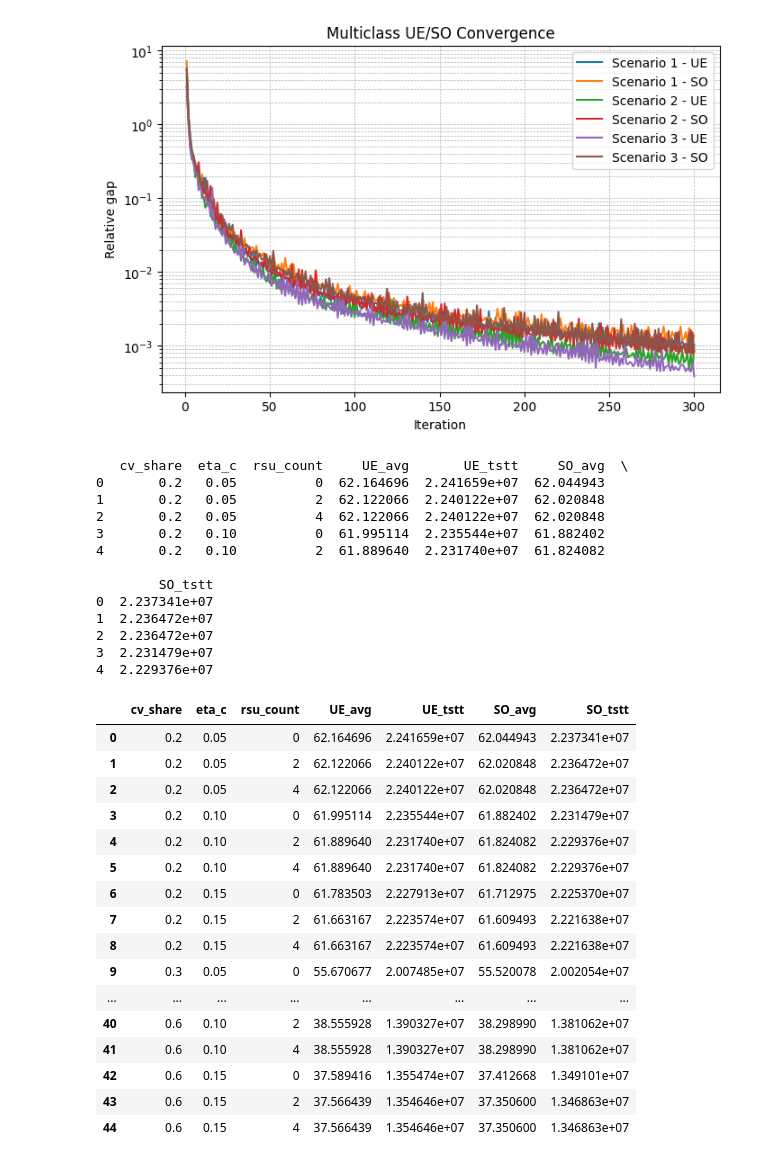
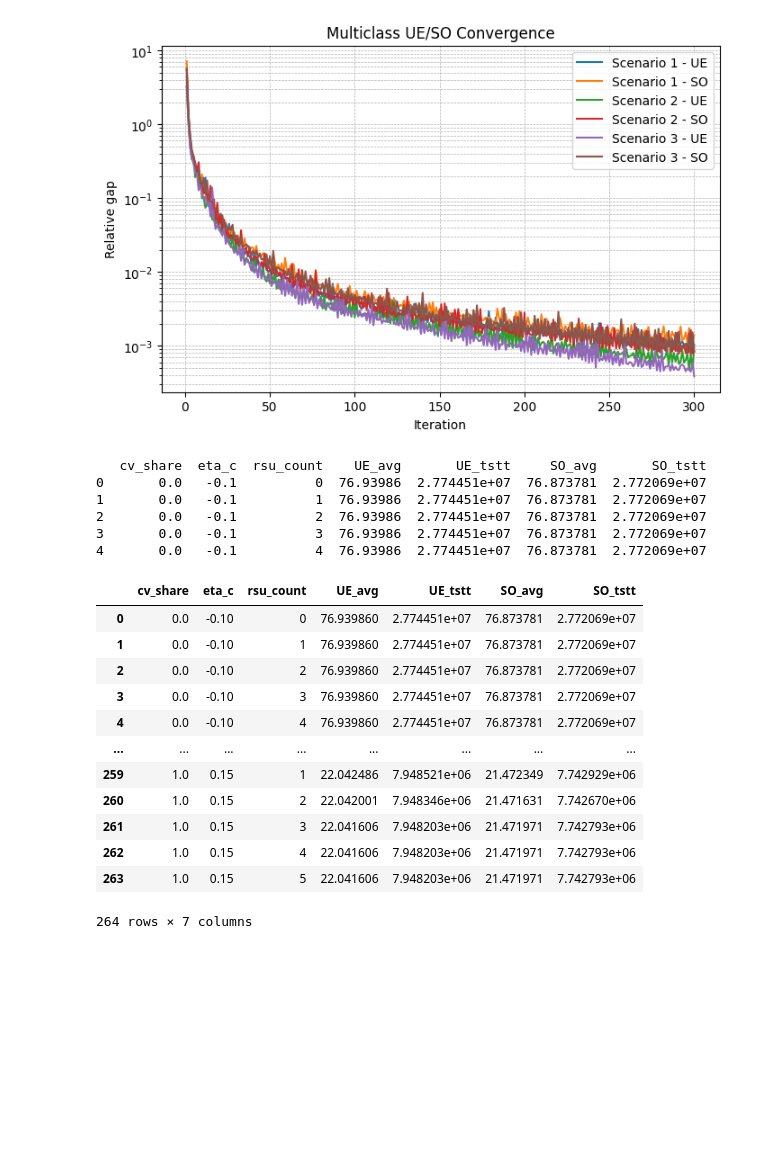
Before and after one commit to Alfredkkk/Transport_network_modeling_8803, a Jupyter notebook: Analysis.ipynb, the cells around one changed output. Cells and saved outputs as stored; diff of their text form; code cells hidden in the pictures; blank space fills up the shorter version.

```diff
--- a/Analysis.ipynb
+++ b/Analysis.ipynb
@@ -107,62 +108,51 @@ plt.show()
 # %%
 import pandas as pd
 
-def run_sensitivity(penetration_rates=(0.2,0.3,0.4,0.5,0.6), rsu_counts=(0,2,4), eta_values=(0.05,0.1,0.15), base_links=["(4,11)", "(10,15)", "(5,8)", "(8,5)" ]):
+def run_sensitivity(penetration_rates=(0,0.1,0.2,0.3,0.4,0.5,0.6,0.7,0.8,0.9,1), rsu_counts=(0,1,2,3,4,5), eta_values=(-0.1,0.05,0.1,0.15), base_links=["(4,11)", "(10,15)", "(16,8)", "(8,16), (13,24)" ]):
     records = []
     for rate in penetration_rates:
         for eta in eta_values:
             for rsu_n in rsu_counts:
                 links = base_links[:rsu_n]
                 mc_sta.configure_demand_split(1-rate)  # HDV share = 1 - CV share
                 mc_sta.configure_eta(eta)
                 mc_sta.configure_rsu_links(links)
                 ue_res = mc_sta.solve_user_equilibrium(maxIterations=300, targetGap=1e-5)
                 so_res = mc_sta.solve_system_optimal(maxIterations=300, targetGap=1e-5)
                 records.append({
                     "cv_share": rate,
                     "eta_c": eta,
                     "rsu_count": rsu_n,
                     "UE_avg": ue_res['avg_time'],
                     "UE_tstt": ue_res['tstt'],
                     "SO_avg": so_res['avg_time'],
                     "SO_tstt": so_res['tstt']
                 })
     return pd.DataFrame(records)
 
 sensitivity_df = run_sensitivity()
 print(sensitivity_df.head())
 sensitivity_df
 # %% [output]
-   cv_share  eta_c  rsu_count     UE_avg       UE_tstt     SO_avg  \
-0       0.2   0.05          0  62.164696  2.241659e+07  62.044943
-1       0.2   0.05          2  62.122066  2.240122e+07  62.020848
-2       0.2   0.05          4  62.122066  2.240122e+07  62.020848
-3       0.2   0.10          0  61.995114  2.235544e+07  61.882402
-4       0.2   0.10          2  61.889640  2.231740e+07  61.824082
-
-        SO_tstt
-0  2.237341e+07
-1  2.236472e+07
-2  2.236472e+07
-3  2.231479e+07
-4  2.229376e+07
+   cv_share  eta_c  rsu_count    UE_avg       UE_tstt     SO_avg       SO_tstt
+0       0.0   -0.1          0  76.93986  2.774451e+07  76.873781  2.772069e+07
+1       0.0   -0.1          1  76.93986  2.774451e+07  76.873781  2.772069e+07
+2       0.0   -0.1          2  76.93986  2.774451e+07  76.873781  2.772069e+07
+3       0.0   -0.1          3  76.93986  2.774451e+07  76.873781  2.772069e+07
+4       0.0   -0.1          4  76.93986  2.774451e+07  76.873781  2.772069e+07
 |  | cv_share | eta_c | rsu_count | UE_avg | UE_tstt | SO_avg | SO_tstt |
-| 0 | 0.2 | 0.05 | 0 | 62.164696 | 2.241659e+07 | 62.044943 | 2.237341e+07 |
-| 1 | 0.2 | 0.05 | 2 | 62.122066 | 2.240122e+07 | 62.020848 | 2.236472e+07 |
-| 2 | 0.2 | 0.05 | 4 | 62.122066 | 2.240122e+07 | 62.020848 | 2.236472e+07 |
-| 3 | 0.2 | 0.10 | 0 | 61.995114 | 2.235544e+07 | 61.882402 | 2.231479e+07 |
-| 4 | 0.2 | 0.10 | 2 | 61.889640 | 2.231740e+07 | 61.824082 | 2.229376e+07 |
-| 5 | 0.2 | 0.10 | 4 | 61.889640 | 2.231740e+07 | 61.824082 | 2.229376e+07 |
-| 6 | 0.2 | 0.15 | 0 | 61.783503 | 2.227913e+07 | 61.712975 | 2.225370e+07 |
-| 7 | 0.2 | 0.15 | 2 | 61.663167 | 2.223574e+07 | 61.609493 | 2.221638e+07 |
-| 8 | 0.2 | 0.15 | 4 | 61.663167 | 2.223574e+07 | 61.609493 | 2.221638e+07 |
-| 9 | 0.3 | 0.05 | 0 | 55.670677 | 2.007485e+07 | 55.520078 | 2.002054e+07 |
+| 0 | 0.0 | -0.10 | 0 | 76.939860 | 2.774451e+07 | 76.873781 | 2.772069e+07 |
+| 1 | 0.0 | -0.10 | 1 | 76.939860 | 2.774451e+07 | 76.873781 | 2.772069e+07 |
+| 2 | 0.0 | -0.10 | 2 | 76.939860 | 2.774451e+07 | 76.873781 | 2.772069e+07 |
+| 3 | 0.0 | -0.10 | 3 | 76.939860 | 2.774451e+07 | 76.873781 | 2.772069e+07 |
+| 4 | 0.0 | -0.10 | 4 | 76.939860 | 2.774451e+07 | 76.873781 | 2.772069e+07 |
 | ... | ... | ... | ... | ... | ... | ... | ... |
-| 40 | 0.6 | 0.10 | 2 | 38.555928 | 1.390327e+07 | 38.298990 | 1.381062e+07 |
-| 41 | 0.6 | 0.10 | 4 | 38.555928 | 1.390327e+07 | 38.298990 | 1.381062e+07 |
-| 42 | 0.6 | 0.15 | 0 | 37.589416 | 1.355474e+07 | 37.412668 | 1.349101e+07 |
-| 43 | 0.6 | 0.15 | 2 | 37.566439 | 1.354646e+07 | 37.350600 | 1.346863e+07 |
-| 44 | 0.6 | 0.15 | 4 | 37.566439 | 1.354646e+07 | 37.350600 | 1.346863e+07 |
+| 259 | 1.0 | 0.15 | 1 | 22.042486 | 7.948521e+06 | 21.472349 | 7.742929e+06 |
+| 260 | 1.0 | 0.15 | 2 | 22.042001 | 7.948346e+06 | 21.471631 | 7.742670e+06 |
+| 261 | 1.0 | 0.15 | 3 | 22.041606 | 7.948203e+06 | 21.471971 | 7.742793e+06 |
+| 262 | 1.0 | 0.15 | 4 | 22.041606 | 7.948203e+06 | 21.471971 | 7.742793e+06 |
+| 263 | 1.0 | 0.15 | 5 | 22.041606 | 7.948203e+06 | 21.471971 | 7.742793e+06 |
+264 rows × 7 columns
 # %%
 import numpy as np
 
```
Also changed, not shown: parts of 3 cells of this notebook.
